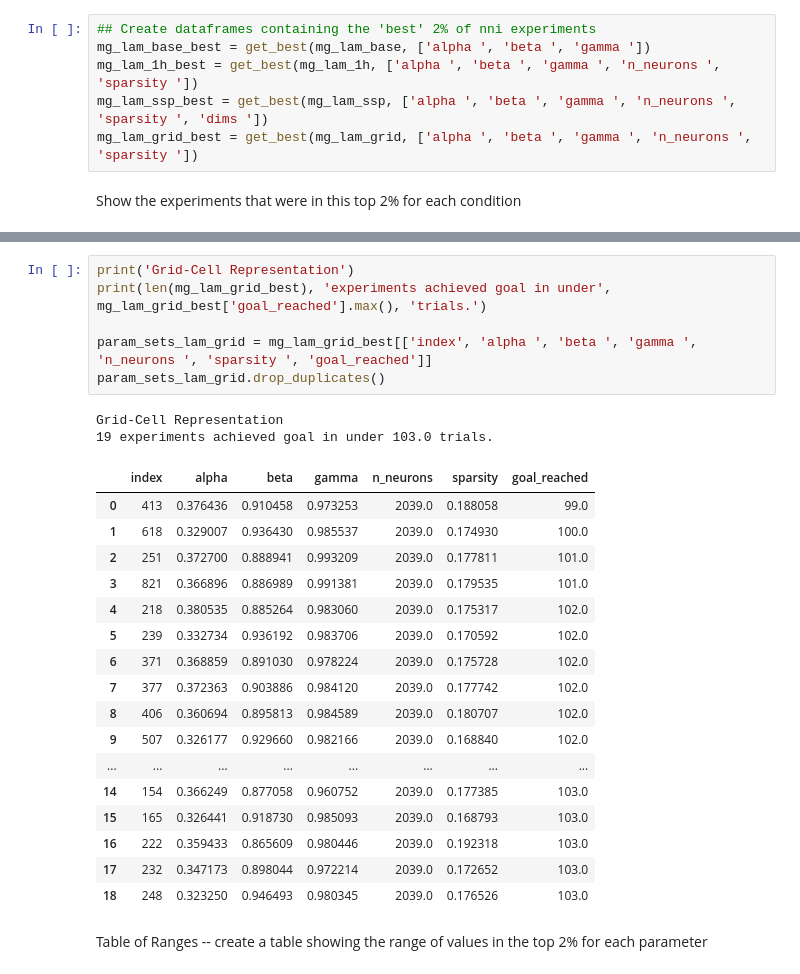
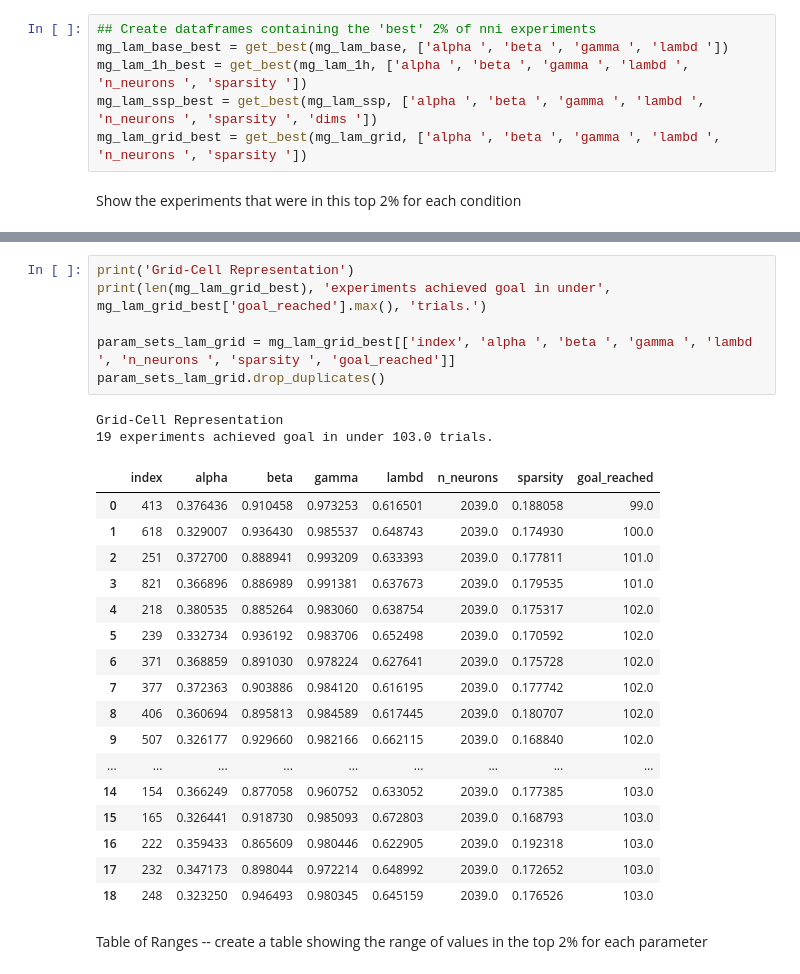
Before and after one commit to maddybartlett/Fast_RL_with_Bio_Based_Reps, a Jupyter notebook: Analysis_Main.ipynb, the cells around one changed output, grey strips where cells are left out. Drawn from its saved outputs; the diff is of its cells as text.

```diff
--- a/Analysis_Main.ipynb
+++ b/Analysis_Main.ipynb
@@ -608,10 +608,10 @@ Minimum no. trials to reach goal.
 Let's have a look at the 'best' parameter sets - the parameter values that achieved the goal rolling mean in the fewest learning trials
 # %%
 ## Create dataframes containing the 'best' 2% of nni experiments
-mg_lam_base_best = get_best(mg_lam_base, ['alpha ', 'beta ', 'gamma '])
-mg_lam_1h_best = get_best(mg_lam_1h, ['alpha ', 'beta ', 'gamma ', 'n_neurons ', 'sparsity '])
-mg_lam_ssp_best = get_best(mg_lam_ssp, ['alpha ', 'beta ', 'gamma ', 'n_neurons ', 'sparsity ', 'dims '])
-mg_lam_grid_best = get_best(mg_lam_grid, ['alpha ', 'beta ', 'gamma ', 'n_neurons ', 'sparsity '])
+mg_lam_base_best = get_best(mg_lam_base, ['alpha ', 'beta ', 'gamma ', 'lambd '])
+mg_lam_1h_best = get_best(mg_lam_1h, ['alpha ', 'beta ', 'gamma ', 'lambd ', 'n_neurons ', 'sparsity '])
+mg_lam_ssp_best = get_best(mg_lam_ssp, ['alpha ', 'beta ', 'gamma ', 'lambd ', 'n_neurons ', 'sparsity ', 'dims '])
+mg_lam_grid_best = get_best(mg_lam_grid, ['alpha ', 'beta ', 'gamma ', 'lambd ', 'n_neurons ', 'sparsity '])
 # %% [markdown]
 Show the experiments that were in this top 2% for each condition
 # %%
@@ -685,29 +685,29 @@ SSP Representation
 # %%
 print('Grid-Cell Representation')
 print(len(mg_lam_grid_best), 'experiments achieved goal in under', mg_lam_grid_best['goal_reached'].max(), 'trials.')
 
-param_sets_lam_grid = mg_lam_grid_best[['index', 'alpha ', 'beta ', 'gamma ', 'n_neurons ', 'sparsity ', 'goal_reached']]
+param_sets_lam_grid = mg_lam_grid_best[['index', 'alpha ', 'beta ', 'gamma ', 'lambd ', 'n_neurons ', 'sparsity ', 'goal_reached']]
 param_sets_lam_grid.drop_duplicates()
 # %% [output]
 Grid-Cell Representation
 19 experiments achieved goal in under 103.0 trials.
-|  | index | alpha | beta | gamma | n_neurons | sparsity | goal_reached |
-| 0 | 413 | 0.376436 | 0.910458 | 0.973253 | 2039.0 | 0.188058 | 99.0 |
-| 1 | 618 | 0.329007 | 0.936430 | 0.985537 | 2039.0 | 0.174930 | 100.0 |
-| 2 | 251 | 0.372700 | 0.888941 | 0.993209 | 2039.0 | 0.177811 | 101.0 |
-| 3 | 821 | 0.366896 | 0.886989 | 0.991381 | 2039.0 | 0.179535 | 101.0 |
-| 4 | 218 | 0.380535 | 0.885264 | 0.983060 | 2039.0 | 0.175317 | 102.0 |
-| 5 | 239 | 0.332734 | 0.936192 | 0.983706 | 2039.0 | 0.170592 | 102.0 |
-| 6 | 371 | 0.368859 | 0.891030 | 0.978224 | 2039.0 | 0.175728 | 102.0 |
-| 7 | 377 | 0.372363 | 0.903886 | 0.984120 | 2039.0 | 0.177742 | 102.0 |
-| 8 | 406 | 0.360694 | 0.895813 | 0.984589 | 2039.0 | 0.180707 | 102.0 |
-| 9 | 507 | 0.326177 | 0.929660 | 0.982166 | 2039.0 | 0.168840 | 102.0 |
-| ... | ... | ... | ... | ... | ... | ... | ... |
-| 14 | 154 | 0.366249 | 0.877058 | 0.960752 | 2039.0 | 0.177385 | 103.0 |
-| 15 | 165 | 0.326441 | 0.918730 | 0.985093 | 2039.0 | 0.168793 | 103.0 |
-| 16 | 222 | 0.359433 | 0.865609 | 0.980446 | 2039.0 | 0.192318 | 103.0 |
-| 17 | 232 | 0.347173 | 0.898044 | 0.972214 | 2039.0 | 0.172652 | 103.0 |
-| 18 | 248 | 0.323250 | 0.946493 | 0.980345 | 2039.0 | 0.176526 | 103.0 |
+|  | index | alpha | beta | gamma | lambd | n_neurons | sparsity | goal_reached |
+| 0 | 413 | 0.376436 | 0.910458 | 0.973253 | 0.616501 | 2039.0 | 0.188058 | 99.0 |
+| 1 | 618 | 0.329007 | 0.936430 | 0.985537 | 0.648743 | 2039.0 | 0.174930 | 100.0 |
+| 2 | 251 | 0.372700 | 0.888941 | 0.993209 | 0.633393 | 2039.0 | 0.177811 | 101.0 |
+| 3 | 821 | 0.366896 | 0.886989 | 0.991381 | 0.637673 | 2039.0 | 0.179535 | 101.0 |
+| 4 | 218 | 0.380535 | 0.885264 | 0.983060 | 0.638754 | 2039.0 | 0.175317 | 102.0 |
+| 5 | 239 | 0.332734 | 0.936192 | 0.983706 | 0.652498 | 2039.0 | 0.170592 | 102.0 |
+| 6 | 371 | 0.368859 | 0.891030 | 0.978224 | 0.627641 | 2039.0 | 0.175728 | 102.0 |
+| 7 | 377 | 0.372363 | 0.903886 | 0.984120 | 0.616195 | 2039.0 | 0.177742 | 102.0 |
+| 8 | 406 | 0.360694 | 0.895813 | 0.984589 | 0.617445 | 2039.0 | 0.180707 | 102.0 |
+| 9 | 507 | 0.326177 | 0.929660 | 0.982166 | 0.662115 | 2039.0 | 0.168840 | 102.0 |
+| ... | ... | ... | ... | ... | ... | ... | ... | ... |
+| 14 | 154 | 0.366249 | 0.877058 | 0.960752 | 0.633052 | 2039.0 | 0.177385 | 103.0 |
+| 15 | 165 | 0.326441 | 0.918730 | 0.985093 | 0.672803 | 2039.0 | 0.168793 | 103.0 |
+| 16 | 222 | 0.359433 | 0.865609 | 0.980446 | 0.622905 | 2039.0 | 0.192318 | 103.0 |
+| 17 | 232 | 0.347173 | 0.898044 | 0.972214 | 0.648992 | 2039.0 | 0.172652 | 103.0 |
+| 18 | 248 | 0.323250 | 0.946493 | 0.980345 | 0.645159 | 2039.0 | 0.176526 | 103.0 |
 # %% [markdown]
 Table of Ranges -- create a table showing the range of values in the top 2% for each parameter
 # %%
```
Also changed, not shown: parts of 5 cells of this notebook.
